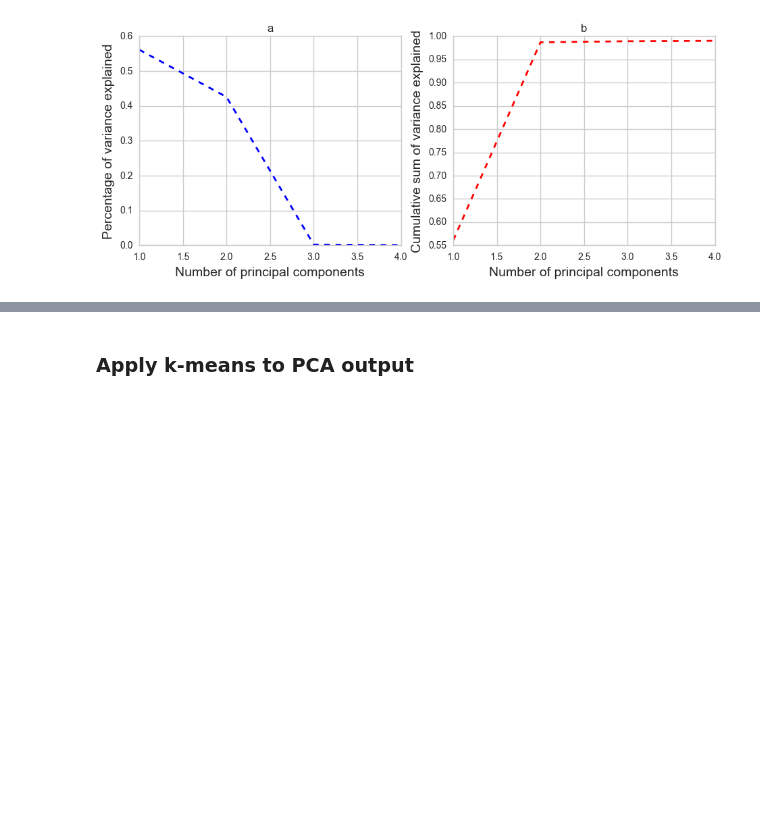
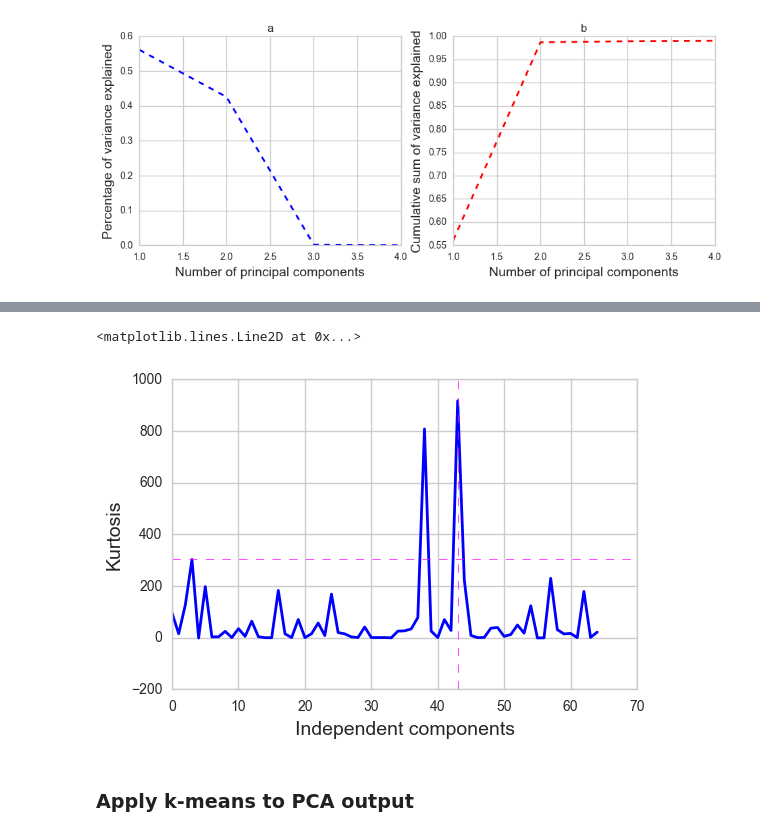
Before and after one commit to truzmeto/UnsupervisedLearning, a Jupyter notebook: k_meanes.ipynb, the cells around one changed output, grey strips where cells are left out. Cells and saved outputs as stored; diff of their text form; code cells hidden in the pictures; blank space fills up the shorter version.

Commit message:
ica kurtosis

```diff
--- a/k_meanes.ipynb
+++ b/k_meanes.ipynb
@@ -228,0 +229,4 @@ plt.plot(x ,np.cumsum(y), '--',lw=2.0, color='red')
+# %%
+#ica = decomposition.FastICA()
+ica =FastICA(n_components=None, algorithm='parallel', whiten=True, fun='logcosh', max_iter=100, random_state=n_seed)
+ica_all = ica.fit_transform(train)
@@ -228,0 +235,5 @@ plt.plot(x ,np.cumsum(y), '--',lw=2.0, color='red')
+# %%
+kmeans = KMeans(n_clusters=n_centroids, random_state = n_seed)
+kmeans.fit(ica_all)
+print(confusion_matrix(train_labels,kmeans.labels_))
+print(classification_report(train_labels,kmeans.labels_))
@@ -228,0 +249,17 @@ plt.plot(x ,np.cumsum(y), '--',lw=2.0, color='red')
+# %%
+from scipy.stats import kurtosis
+y = kurtosis(ica_all, fisher=True)
+x = np.arange(len(y))
+# %%
+kurt_max = x[y.argmax()]
+# %%
+# plot ica
+fig = plt.figure(figsize=(6,4))
+plt.xlabel('Independent components', fontsize = 14)
+plt.ylabel('Kurtosis', fontsize = 14)
+plt.plot(x ,y, '-',lw=2., color='blue')
+plt.axvline(x=kurt_max,color='magenta', linestyle='--', linewidth=0.5)
+plt.axhline(y=y.max()/3,color='magenta', linestyle='--', linewidth=0.5)
+# %% [output]
+<matplotlib.lines.Line2D at 0x...>
+[figure, added]
```
Also changed, not shown: parts of 11 cells of this notebook, 1 other file.
